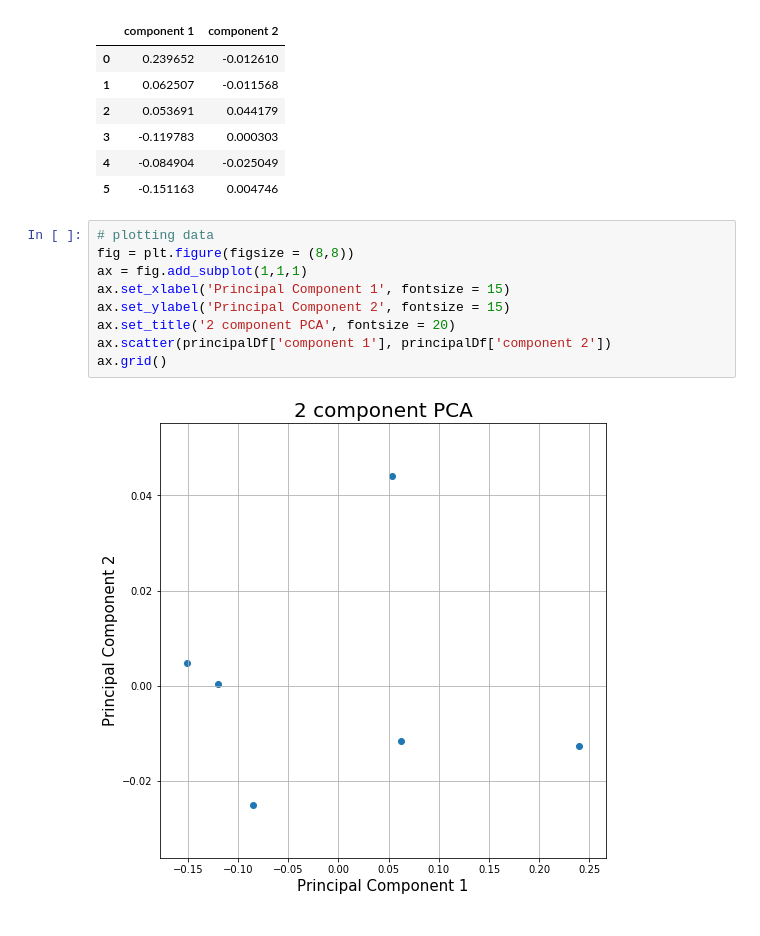
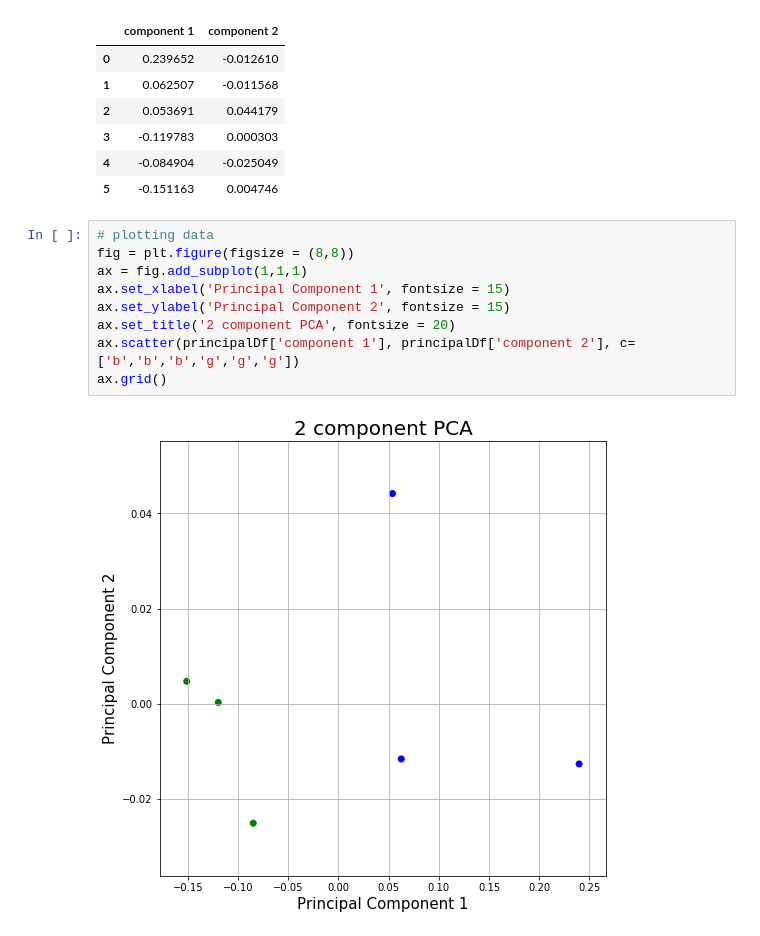
Before and after one commit to Davidjmar/PCA-and-ML-Market-Analysis, a Jupyter notebook: PCA_ Quandl_Stock_Refrence_Examples.ipynb, the cells around one changed output. Cells and saved outputs as stored; diff of their text form.

Commit message:
Added Colors to the last graph plot

```diff
--- a/PCA_ Quandl_Stock_Refrence_Examples.ipynb
+++ b/PCA_ Quandl_Stock_Refrence_Examples.ipynb
@@ -255,11 +255,11 @@ principalDf
 # %%
 # plotting data
 fig = plt.figure(figsize = (8,8))
 ax = fig.add_subplot(1,1,1)
 ax.set_xlabel('Principal Component 1', fontsize = 15)
 ax.set_ylabel('Principal Component 2', fontsize = 15)
 ax.set_title('2 component PCA', fontsize = 20)
-ax.scatter(principalDf['component 1'], principalDf['component 2'])
+ax.scatter(principalDf['component 1'], principalDf['component 2'], c= ['b','b','b','g','g','g'])
 ax.grid()
 # %% [output]
-[figure, old version]
+[figure, new version]
```
